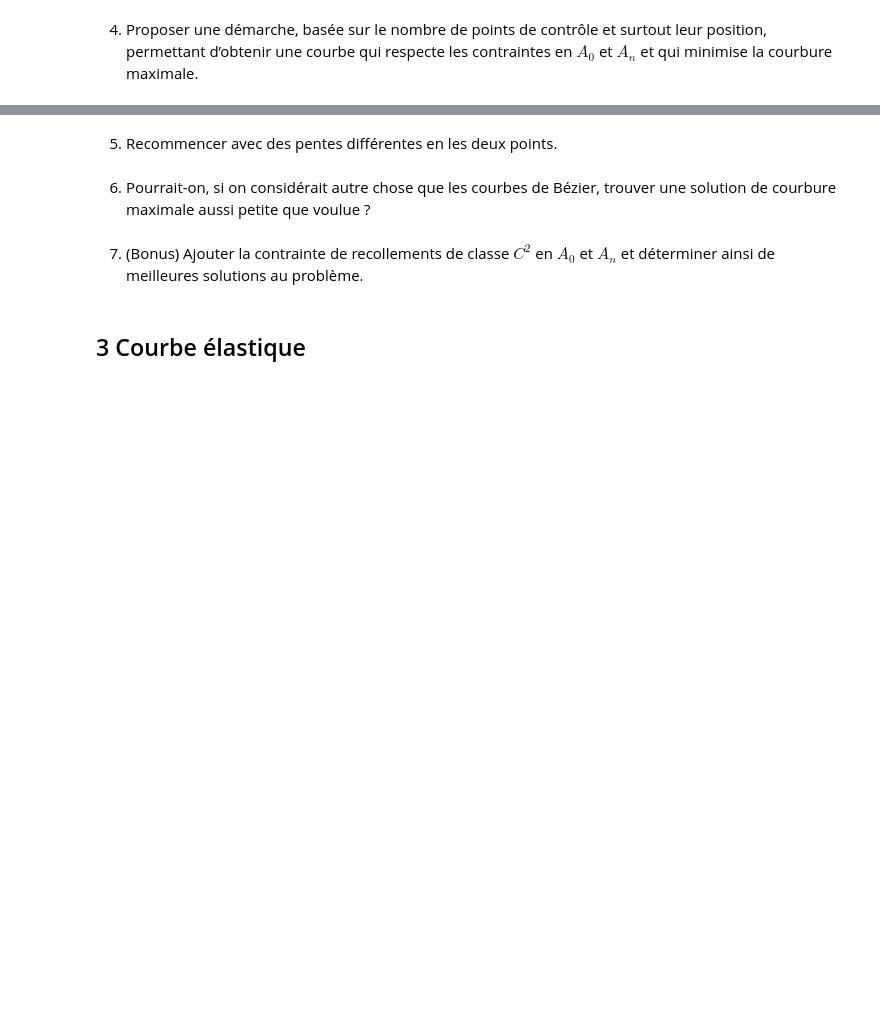
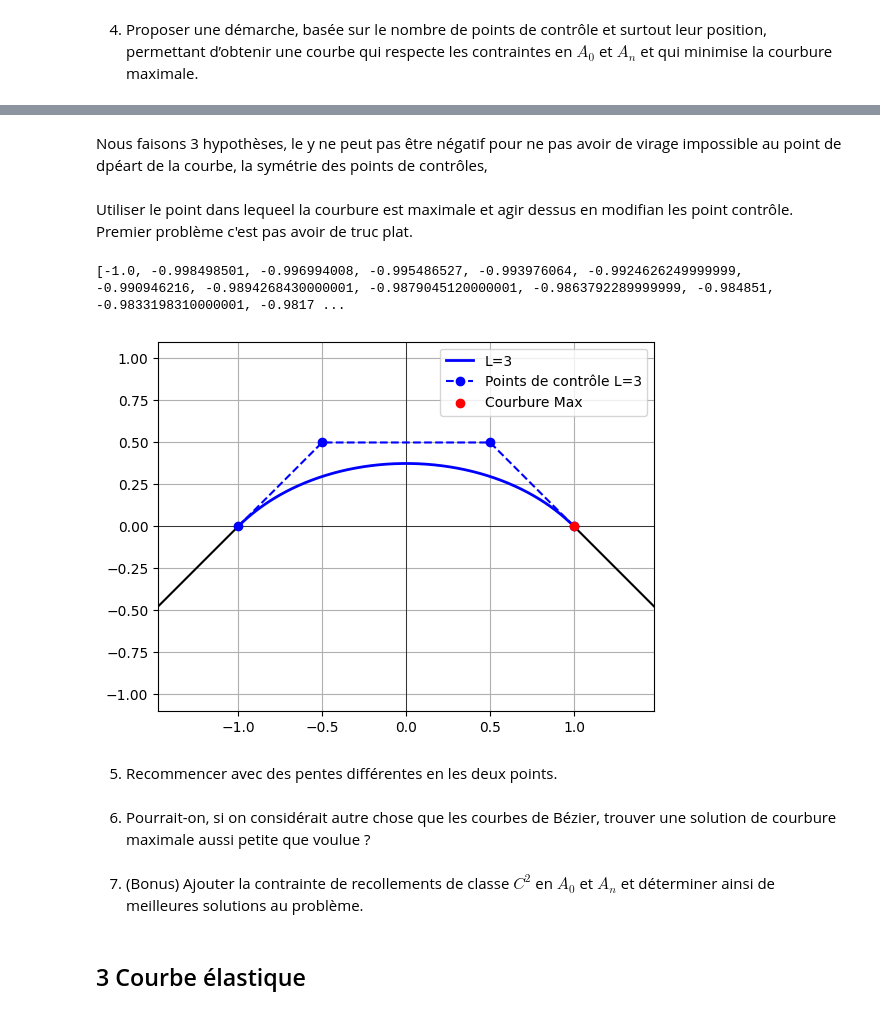
Before and after one commit to EvanTrenchant/Courbure-Minimale-Analyse5, a Jupyter notebook: CourbureMinimale.ipynb, the cells around one changed output, grey strips where cells are left out. Saved outputs shown, nothing was run; the diff lists cells and outputs as text; code cells hidden in the pictures; blank space fills up the shorter version.

```diff
--- a/CourbureMinimale.ipynb
+++ b/CourbureMinimale.ipynb
@@ -305,2 +328,48 @@ plt.plot(A2[:, 0], A2[:, 1], linestyle='--', label='Points de contrôle L=3', co
+# %% [markdown]
+Nous faisons 3 hypothèses, le y ne peut pas être négatif pour ne pas avoir de virage impossible au point de dpéart de la courbe, la symétrie des points de contrôles,
+# %% [markdown]
+Utiliser le point dans lequeel la courbure est maximale et agir dessus en modifian les point contrôle. Premier problème c'est pas avoir de truc plat.
+# %%
+
+def Recherche(pente1, pente2,A,nb,x_min=-2,x_max=2):
+
+    CourbMax , t = C(A)
+
+
+
+
+
+    #Affichage des "routes"
+    x1 = np.linspace(x_min, -1, 500)
+    x2 = np.linspace(1, x_max, 500)
+    y1 = pente1 * (x1 + 1)
+    y2 = pente2 * (x2 - 1)
+    plt.plot(x1, y1,color='black')
+    plt.plot(x2, y2, color='black')
+    plt.axhline(0, color='black',linewidth=0.5)
+    plt.axvline(0, color='black',linewidth=0.5)
+
+    #Affichage de la courbe
+    Xliste = X(A)
+    GAMMA1 = gamma(A)
+    GAMMA1 = np.array(GAMMA1)
+    plt.plot(GAMMA1[:, 0], GAMMA1[:, 1], label='L=3', color='blue', linestyle='-', linewidth=2)
+    A2 = np.array(A)
+    plt.plot(A2[:, 0], A2[:, 1], linestyle='--', label='Points de contrôle L=3', color='blue', marker='o')
+    plt.axis('equal')
+    for i in range(len(t)):
+        plt.scatter(X(A)[t[i]], Z(A)[t[i]], color='red', label='Courbure Max', zorder=5)
+    plt.legend()
+    # Afficher le graphique
+    plt.xlim(-1.10, 1.10)
+    plt.ylim(-1.10, 1.10)
+    plt.grid(True)
+    plt.show()
+
+# Exemple d'utilisation
+Recherche(pente1=1, pente2=-1,A = [[-1,0],[-0.5,0.5],[0.5,0.5],[1, 0]], nb=2)
+# %% [output]
+[-1.0, -0.998498501, -0.996994008, -0.995486527, -0.993976064, -0.9924626249999999, -0.990946216, -0.9894268430000001, -0.9879045120000001, -0.9863792289999999, -0.984851, -0.9833198310000001, -0.9817 ...
+[figure, added]
 # %% [markdown]
 5. Recommencer avec des pentes différentes en les deux points.
```
Also changed, not shown: parts of 8 cells of this notebook, 1 other file.
